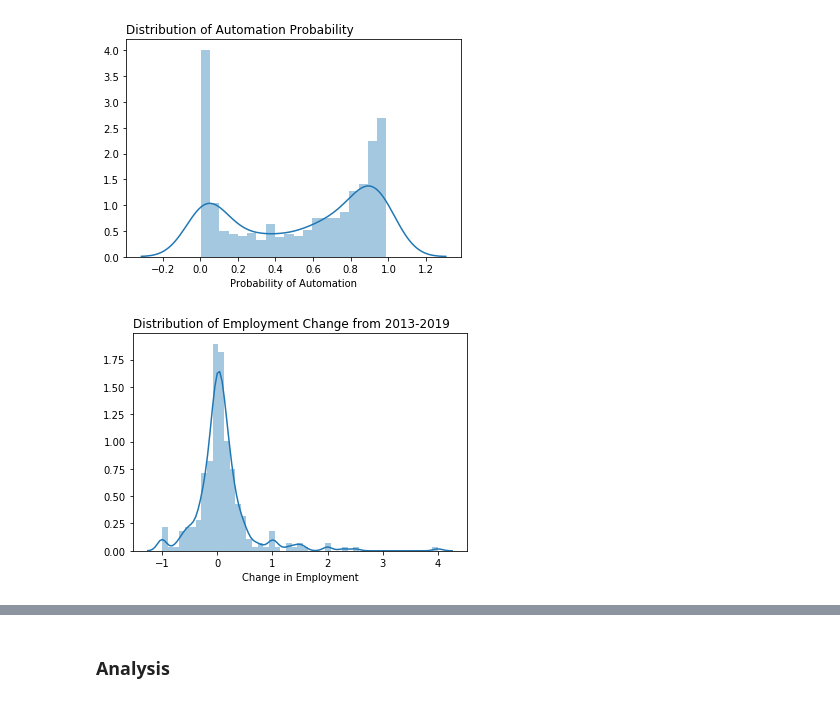
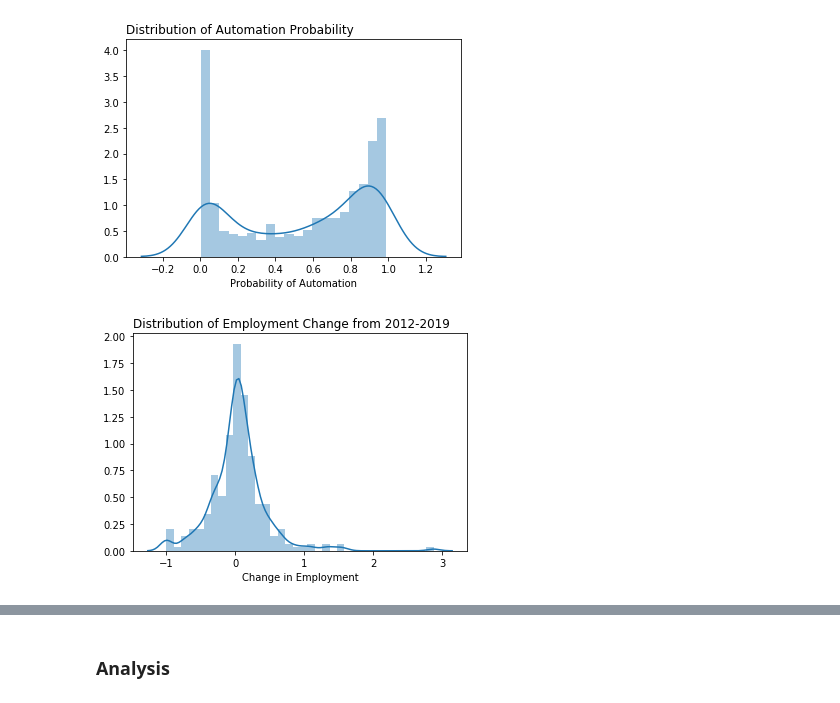
Before and after one commit to COGS108/group11_sp20, a Jupyter notebook: FinalProject_group11.ipynb, the cells around one changed output, grey strips where cells are left out. Cells and saved outputs as stored; diff of their text form; code cells hidden in the pictures.

```diff
--- a/FinalProject_group11.ipynb
+++ b/FinalProject_group11.ipynb
@@ -162,13 +164,19 @@ For the individual occupation wage analysis, it was necessary to drop most colum
 # %%
 # Function tidy-izes the data
 def organize(df, year):
+    '''
+    - Removes the first 7 columns from the dataframe (corresponds to title and additional non-data cells from
+    excel formatting)
+    - Adds column titles back in
+    - Drops null columns
+    - Trims dataframe to only include occupation and title
+    '''
     df = df[7:]
     df = df.rename(columns={df.columns[0]: 'Occupation', df.columns[1]: 'Total{}'.format(year)})
     df.dropna(inplace=True)
     df.reset_index(inplace=True)
     df = df[['Occupation', 'Total{}'.format(year)]]
 
-
     return df
 # %%
 # Creating the pertinent DataFrames
@@ -203,7 +212,6 @@ df_prob_k = copy(df_prob)
 # %% [markdown]
 ## Employment by Occupation
 # %%
-## Cleaning - occ_by_state
 # Structure main dataset
 df_prob_m.sort_values(by=['SOC'], inplace=True)
 
@@ -217,8 +225,9 @@ df_prob_m_trim = df_prob_m[['SOC', 'Occupation', 'Probability']]
 # Include employment info
 df_prob_m_trim = pd.merge(df_prob_m_trim, employment)
 
-# Add percent change based on 2013 to 2019 data
-df_prob_m_trim['percent_change'] = (df_prob_m_trim.Total2019 - df_prob_m_trim.Total2013)/df_prob_m_trim.Total2013
+# Add percent change based on 2012 to 2019 data (Note that data cannot be analyzed for 2011 as there were some
+## occupations that did not yet have employees, causing a division by 0 error)
+df_prob_m_trim['percent_change'] = (df_prob_m_trim.Total2019 - df_prob_m_trim.Total2012)/df_prob_m_trim.Total2012
 # %% [markdown]
 ## Wage by Occupation
 # %%
@@ -315,11 +323,11 @@ plt.show()
 # %%
 # Distribution of percent change in employment
 sns.distplot(df_prob_m_trim.percent_change)
 plt.xlabel('Change in Employment')
-plt.title('Distribution of Employment Change from 2013-2019', loc='left')
+plt.title('Distribution of Employment Change from 2012-2019', loc='left')
 plt.show()
 # %% [output]
-[figure, old version]
+[figure, new version]
 # %%
 # Investigate outlier
 df_prob_m_trim[df_prob_m_trim.percent_change >= 3.5]
```
Also changed, not shown: parts of 20 cells of this notebook.
